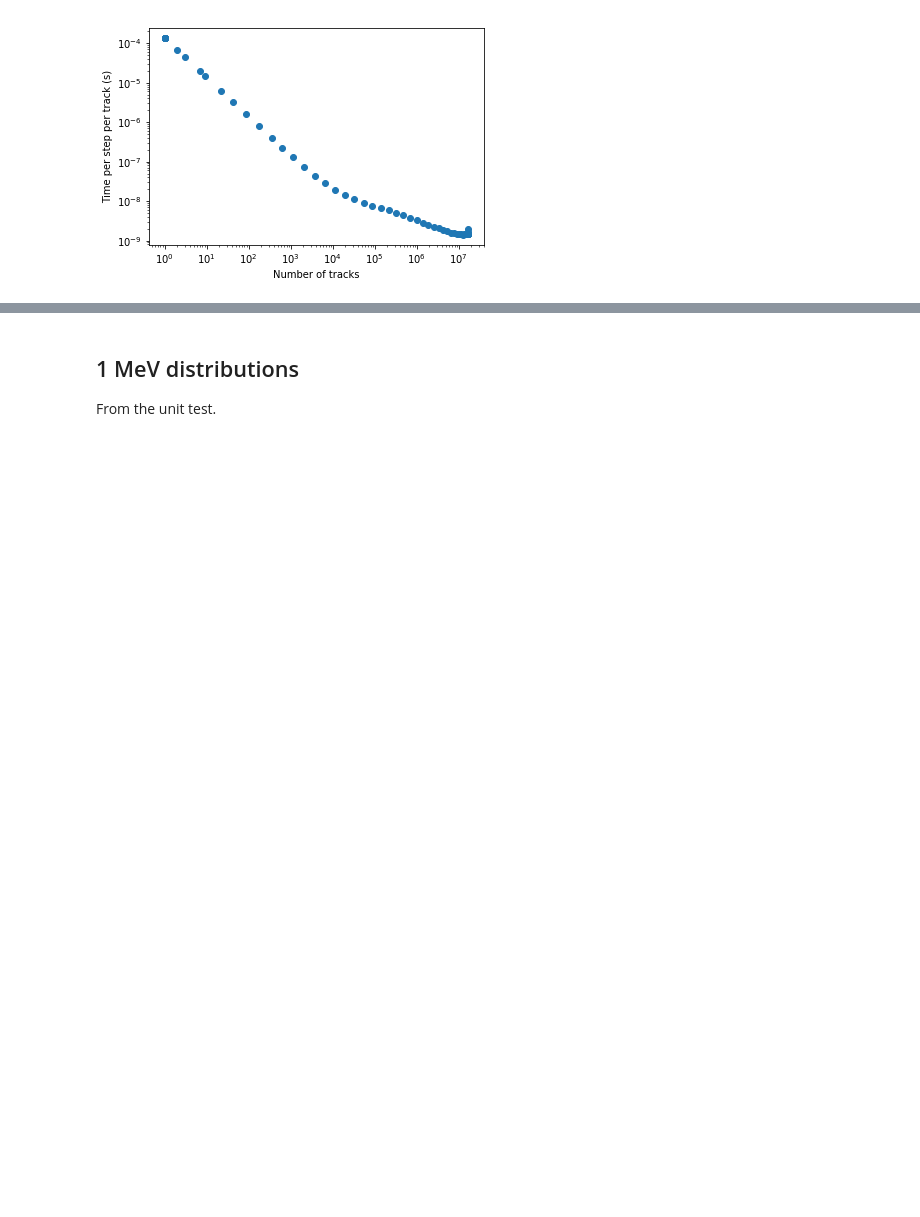
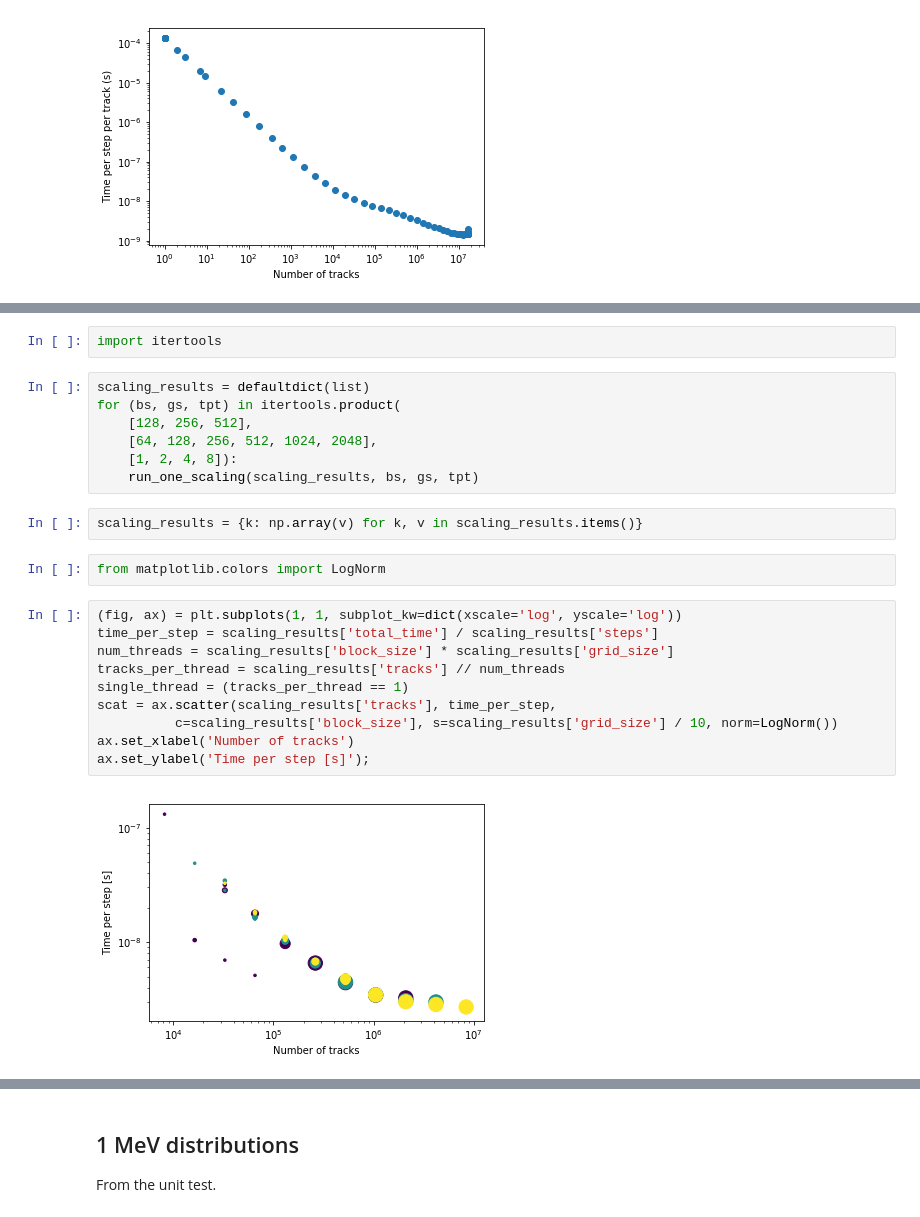
Before and after one commit to celeritas-project/benchmarks, a Jupyter notebook: klein-nishina/celeritas-results/interactor.ipynb, the cells around one changed output, grey strips where cells are left out. Cells and saved outputs as stored; diff of their text form; blank space fills up the shorter version.

Commit message:
Add gpu scaling results

```diff
--- a/klein-nishina/celeritas-results/interactor.ipynb
+++ b/klein-nishina/celeritas-results/interactor.ipynb
@@ -117,0 +170,25 @@ ax.set_ylabel('Time per step per track (s)');
+# %%
+import itertools
+# %%
+scaling_results = defaultdict(list)
+for (bs, gs, tpt) in itertools.product(
+    [128, 256, 512],
+    [64, 128, 256, 512, 1024, 2048],
+    [1, 2, 4, 8]):
+    run_one_scaling(scaling_results, bs, gs, tpt)
+# %%
+scaling_results = {k: np.array(v) for k, v in scaling_results.items()}
+# %%
+from matplotlib.colors import LogNorm
+# %%
+(fig, ax) = plt.subplots(1, 1, subplot_kw=dict(xscale='log', yscale='log'))
+time_per_step = scaling_results['total_time'] / scaling_results['steps']
+num_threads = scaling_results['block_size'] * scaling_results['grid_size']
+tracks_per_thread = scaling_results['tracks'] // num_threads
+single_thread = (tracks_per_thread == 1)
+scat = ax.scatter(scaling_results['tracks'], time_per_step,
+          c=scaling_results['block_size'], s=scaling_results['grid_size'] / 10, norm=LogNorm())
+ax.set_xlabel('Number of tracks')
+ax.set_ylabel('Time per step [s]');
+# %% [output]
+[figure, added]
```
Also changed, not shown: parts of 8 cells of this notebook.
